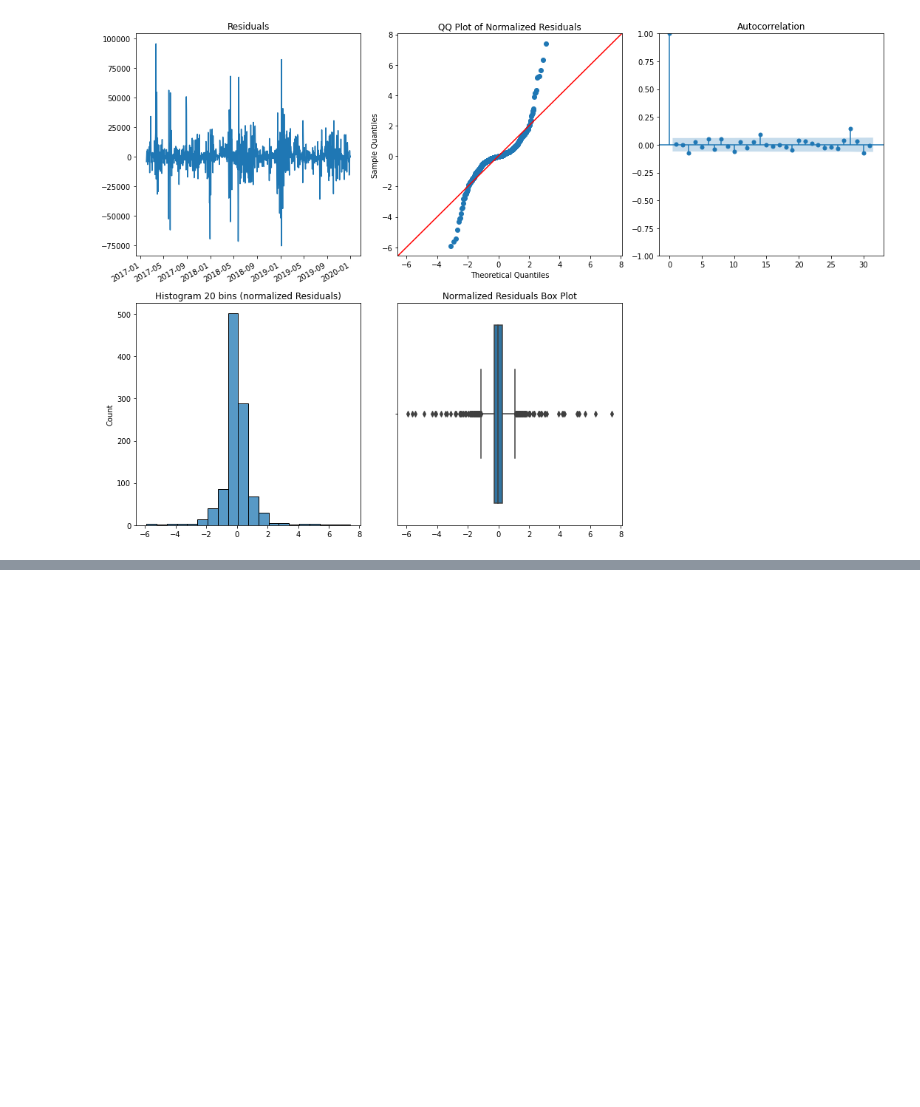
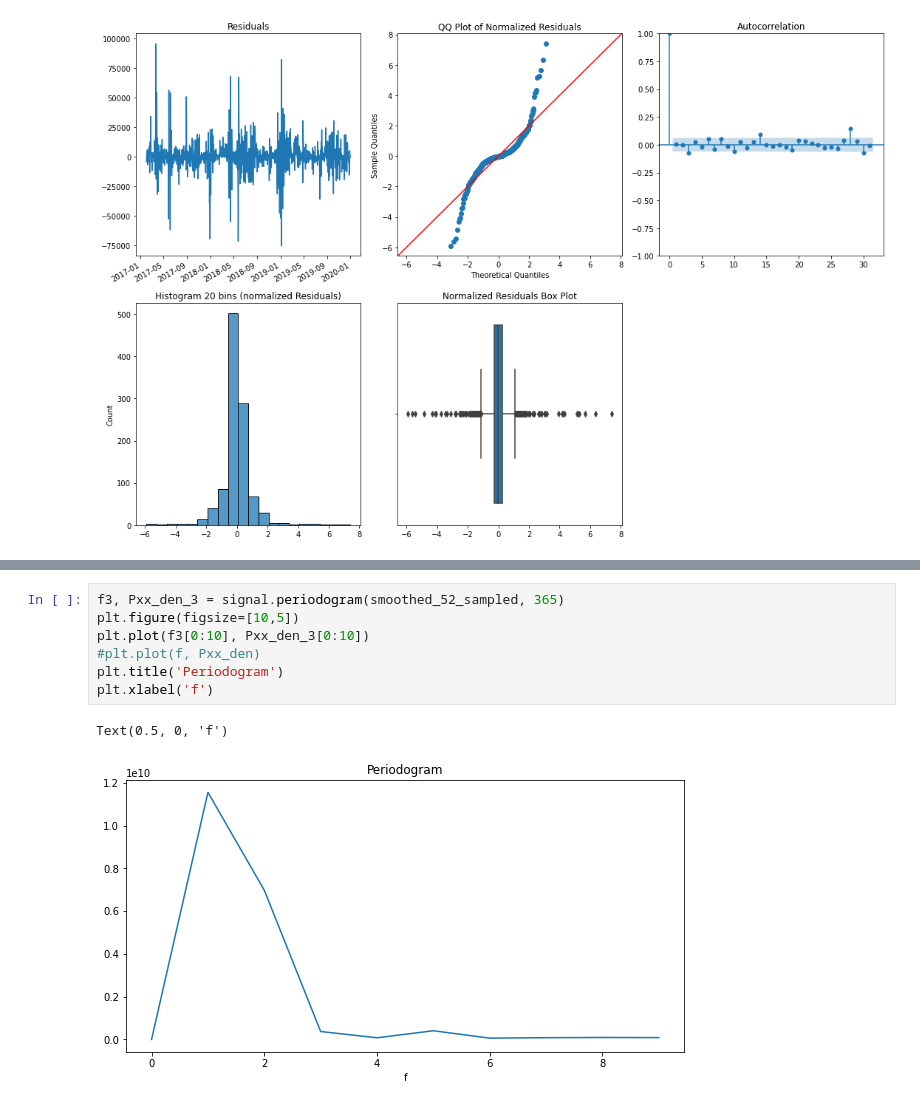
Before and after one commit to arigarmendia/Time-Series, a Jupyter notebook: TP/molinetes.ipynb, the cells around one changed output, grey strips where cells are left out. Drawn from its saved outputs; the diff is of its cells as text; blank space fills up the shorter version.

```diff
--- a/TP/molinetes.ipynb
+++ b/TP/molinetes.ipynb
@@ -782,0 +812,10 @@ dtype: float64
+# %%
+f3, Pxx_den_3 = signal.periodogram(smoothed_52_sampled, 365)
+plt.figure(figsize=[10,5])
+plt.plot(f3[0:10], Pxx_den_3[0:10])
+#plt.plot(f, Pxx_den)
+plt.title('Periodogram')
+plt.xlabel('f')
+# %% [output]
+Text(0.5, 0, 'f')
+[figure, added]
```
Also changed, not shown: parts of 27 cells of this notebook.
